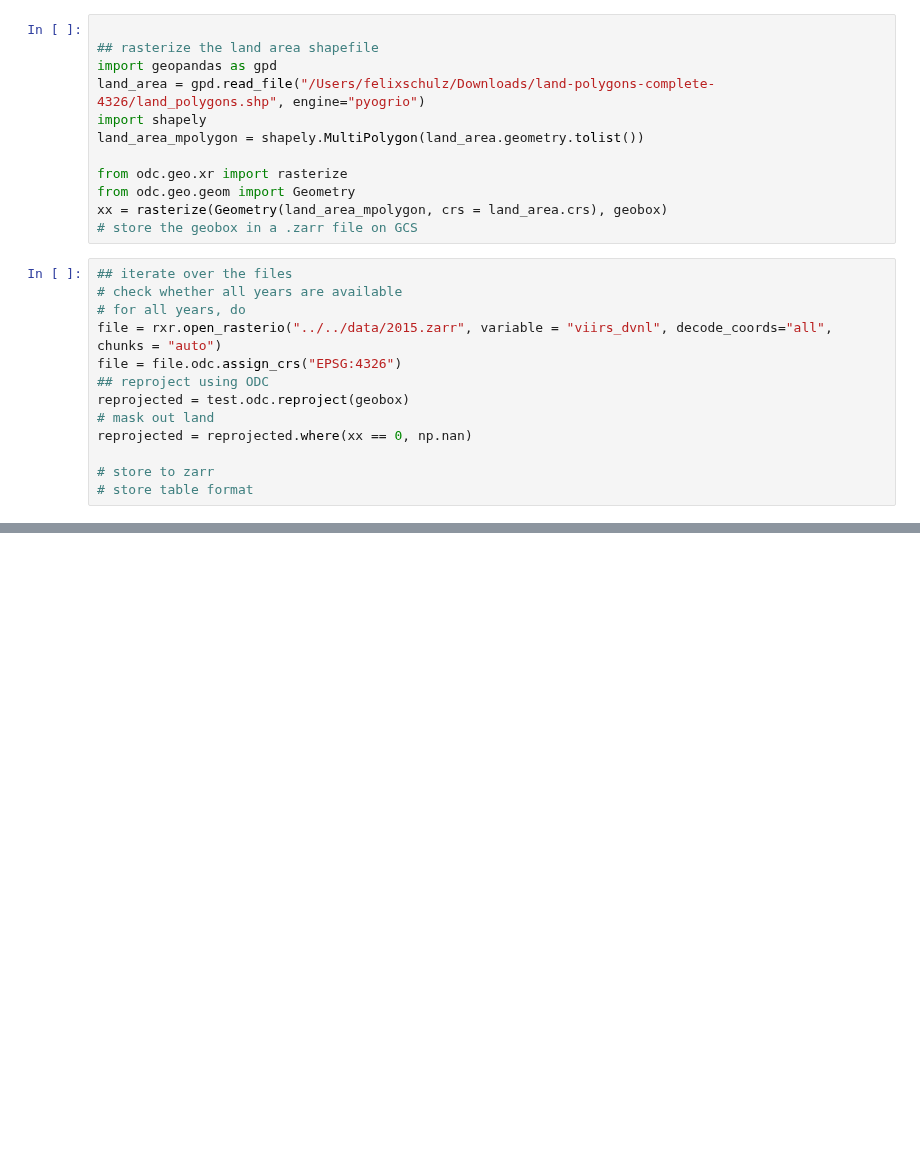
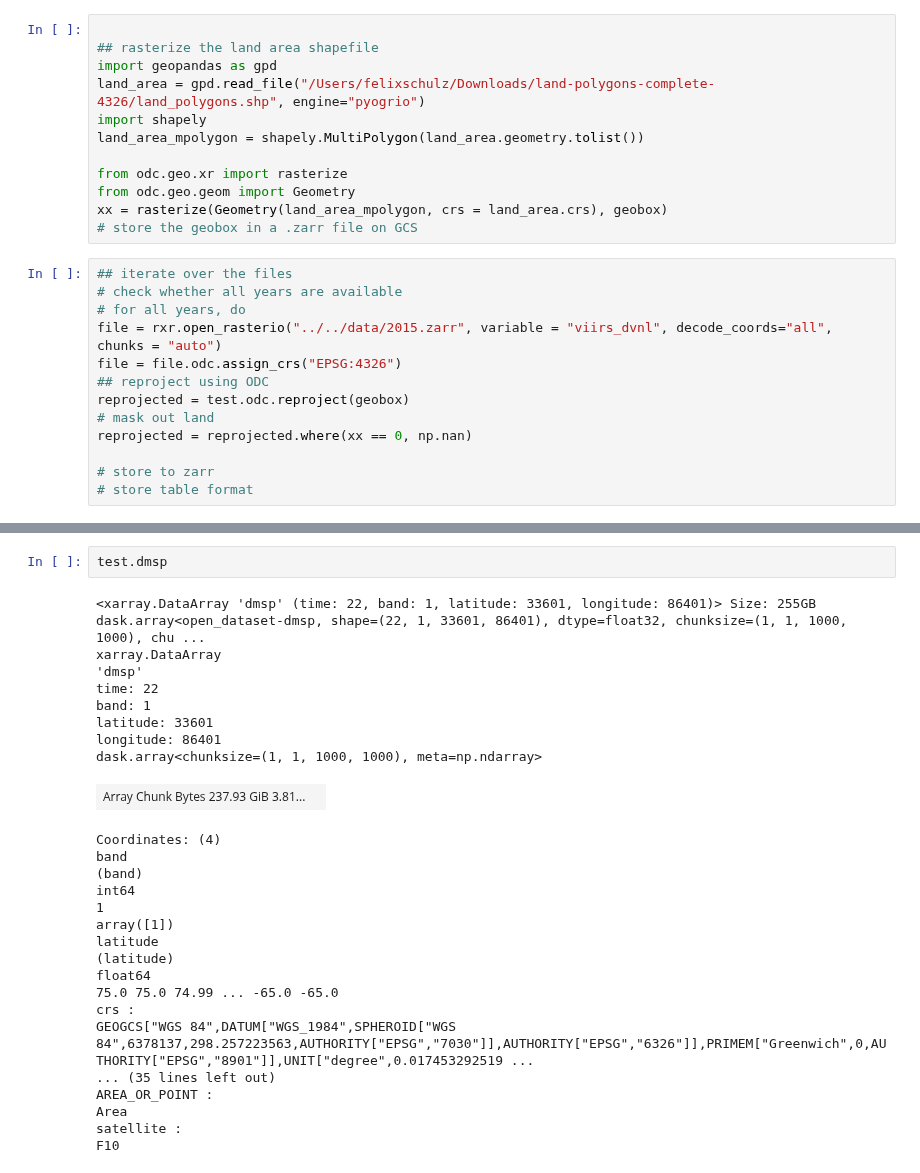
Before and after one commit to felixschulz385/growth-and-temperature, a Jupyter notebook: gnt/experiments/grid.ipynb, the cells around one changed output, grey strips where cells are left out. Cells and saved outputs as stored; diff of their text form; blank space fills up the shorter version.

```diff
--- a/gnt/experiments/grid.ipynb
+++ b/gnt/experiments/grid.ipynb
@@ -961,0 +1005,29 @@ reprojected = reprojected.where(xx == 0, np.nan)
+# %%
+test.dmsp
+# %% [output]
+<xarray.DataArray 'dmsp' (time: 22, band: 1, latitude: 33601, longitude: 86401)> Size: 255GB dask.array<open_dataset-dmsp, shape=(22, 1, 33601, 86401), dtype=float32, chunksize=(1, 1, 1000, 1000), chu ...
+xarray.DataArray
+'dmsp'
+time: 22
+band: 1
+latitude: 33601
+longitude: 86401
+dask.array<chunksize=(1, 1, 1000, 1000), meta=np.ndarray>
+| Array Chunk Bytes 237.93 GiB 3.81... |  |
+Coordinates: (4)
+band
+(band)
+int64
+1
+array([1])
+latitude
+(latitude)
+float64
+75.0 75.0 74.99 ... -65.0 -65.0
+crs :
+GEOGCS["WGS 84",DATUM["WGS_1984",SPHEROID["WGS 84",6378137,298.257223563,AUTHORITY["EPSG","7030"]],AUTHORITY["EPSG","6326"]],PRIMEM["Greenwich",0,AUTHORITY["EPSG","8901"]],UNIT["degree",0.017453292519 ...
+... (35 lines left out)
+AREA_OR_POINT :
+Area
+satellite :
+F10
```
Also changed, not shown: parts of 4 cells of this notebook.
